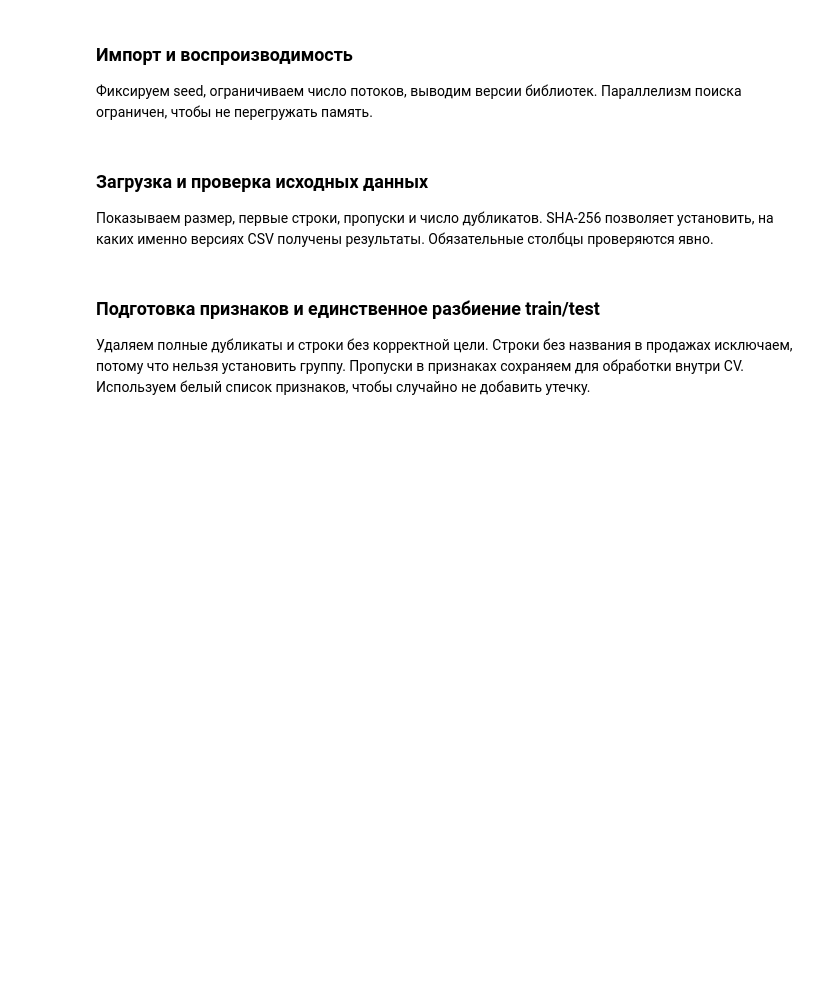
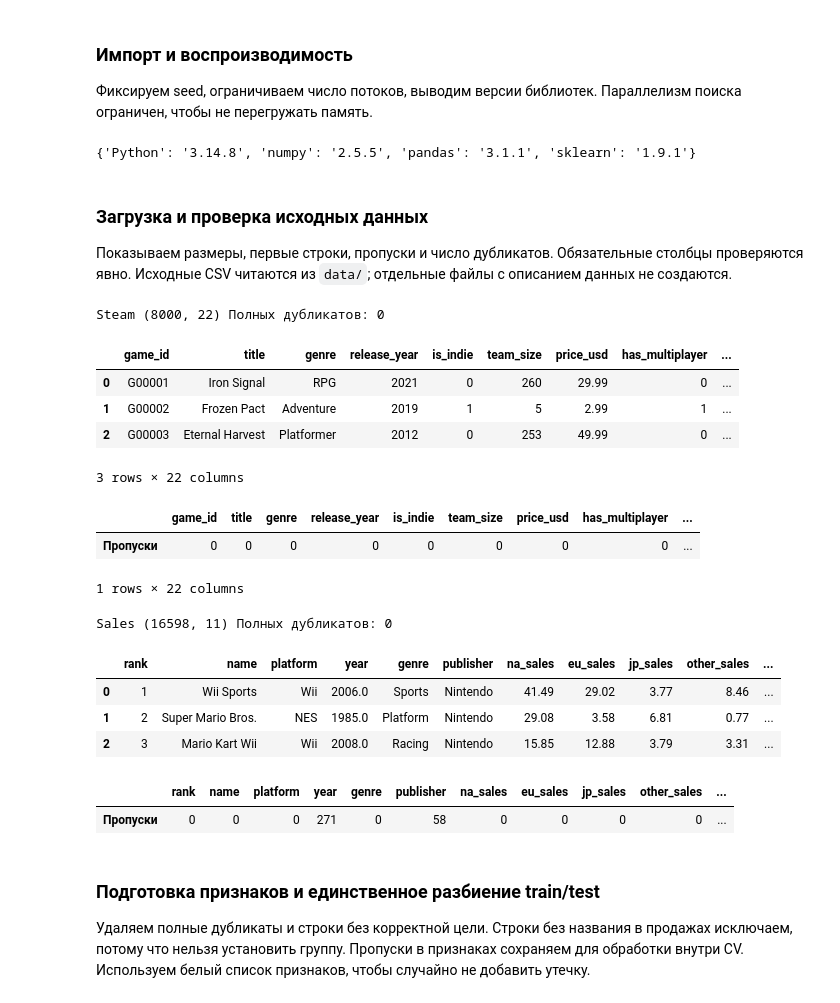
Before and after one commit to skelet0no/knn-classification-regression-labs, a Jupyter notebook: research-1.ipynb, the cells around one changed output. Saved outputs shown, nothing was run; the diff lists cells and outputs as text; code cells hidden in the pictures; blank space fills up the shorter version.

```diff
--- a/research-1.ipynb
+++ b/research-1.ipynb
@@ -35,8 +37,6 @@ import os
 os.environ.setdefault("OMP_NUM_THREADS", "2")
 os.environ.setdefault("OPENBLAS_NUM_THREADS", "2")
 from pathlib import Path
-import hashlib
-import json
 import platform
 import time
 import numpy as np
@@ -67,30 +67,45 @@ sns.set_theme(style="whitegrid")
 pd.set_option("display.max_colwidth", 100)
 ROOT = Path.cwd()
 assert (ROOT / "data").exists(), "Откройте ноутбук из корня проекта"
-RESULTS = ROOT / "results"
-RESULTS.mkdir(exist_ok=True)
+RESULTS = ROOT / "results/research-1"
+RESULTS.mkdir(parents=True, exist_ok=True)
 print({"Python": platform.python_version(), "numpy": np.__version__,
        "pandas": pd.__version__, "sklearn": sklearn.__version__})
+# %% [output]
+{'Python': '3.14.8', 'numpy': '2.5.5', 'pandas': '3.1.1', 'sklearn': '1.9.1'}
 # %% [markdown]
 ### Загрузка и проверка исходных данных
-Показываем размер, первые строки, пропуски и число дубликатов. SHA-256 позволяет установить, на каких именно версиях CSV получены результаты. Обязательные столбцы проверяются явно.
+Показываем размеры, первые строки, пропуски и число дубликатов. Обязательные столбцы проверяются явно. Исходные CSV читаются из `data/`; отдельные файлы с описанием данных не создаются.
 # %%
 steam_path = ROOT / "data/steam/steam_game_hits.csv"
 sales_path = ROOT / "data/sales/video_games_sales.csv"
 steam = pd.read_csv(steam_path)
 sales = pd.read_csv(sales_path)
-manifest = {}
 for label, path, frame in [("Steam", steam_path, steam), ("Sales", sales_path, sales)]:
-    manifest[label] = {"file": str(path.relative_to(ROOT)), "rows": len(frame),
-                       "sha256": hashlib.sha256(path.read_bytes()).hexdigest()}
     print(label, frame.shape, "Полных дубликатов:", frame.duplicated().sum())
     display(frame.head(3))
     display(frame.isna().sum().rename("Пропуски").to_frame().T)
 assert {"hit", "game_id", "wishlists_k", "revenue_musd"} <= set(steam)
 assert {"name", "platform", "year", "genre", "publisher", "global_sales"} <= set(sales)
 assert set(steam.hit.unique()) == {0, 1}
 assert steam.game_id.is_unique
-(RESULTS / "data_manifest.json").write_text(json.dumps(manifest, indent=2), encoding="utf-8")
+# %% [output]
+Steam (8000, 22) Полных дубликатов: 0
+|  | game_id | title | genre | release_year | is_indie | team_size | price_usd | has_multiplayer | ... |
+| 0 | G00001 | Iron Signal | RPG | 2021 | 0 | 260 | 29.99 | 0 | ... |
+| 1 | G00002 | Frozen Pact | Adventure | 2019 | 1 | 5 | 2.99 | 1 | ... |
+| 2 | G00003 | Eternal Harvest | Platformer | 2012 | 0 | 253 | 49.99 | 0 | ... |
+3 rows × 22 columns
+|  | game_id | title | genre | release_year | is_indie | team_size | price_usd | has_multiplayer | ... |
+| Пропуски | 0 | 0 | 0 | 0 | 0 | 0 | 0 | 0 | ... |
+1 rows × 22 columns
+Sales (16598, 11) Полных дубликатов: 0
+|  | rank | name | platform | year | genre | publisher | na_sales | eu_sales | jp_sales | other_sales | ... |
+| 0 | 1 | Wii Sports | Wii | 2006.0 | Sports | Nintendo | 41.49 | 29.02 | 3.77 | 8.46 | ... |
+| 1 | 2 | Super Mario Bros. | NES | 1985.0 | Platform | Nintendo | 29.08 | 3.58 | 6.81 | 0.77 | ... |
+| 2 | 3 | Mario Kart Wii | Wii | 2008.0 | Racing | Nintendo | 15.85 | 12.88 | 3.79 | 3.31 | ... |
+|  | rank | name | platform | year | genre | publisher | na_sales | eu_sales | jp_sales | other_sales | ... |
+| Пропуски | 0 | 0 | 0 | 271 | 0 | 58 | 0 | 0 | 0 | 0 | ... |
 # %% [markdown]
 ### Подготовка признаков и единственное разбиение train/test
 Удаляем полные дубликаты и строки без корректной цели. Строки без названия в продажах исключаем, потому что нельзя установить группу. Пропуски в признаках сохраняем для обработки внутри CV. Используем белый список признаков, чтобы случайно не добавить утечку.
```
Also changed, not shown: parts of 15 cells of this notebook, 5 other files.
